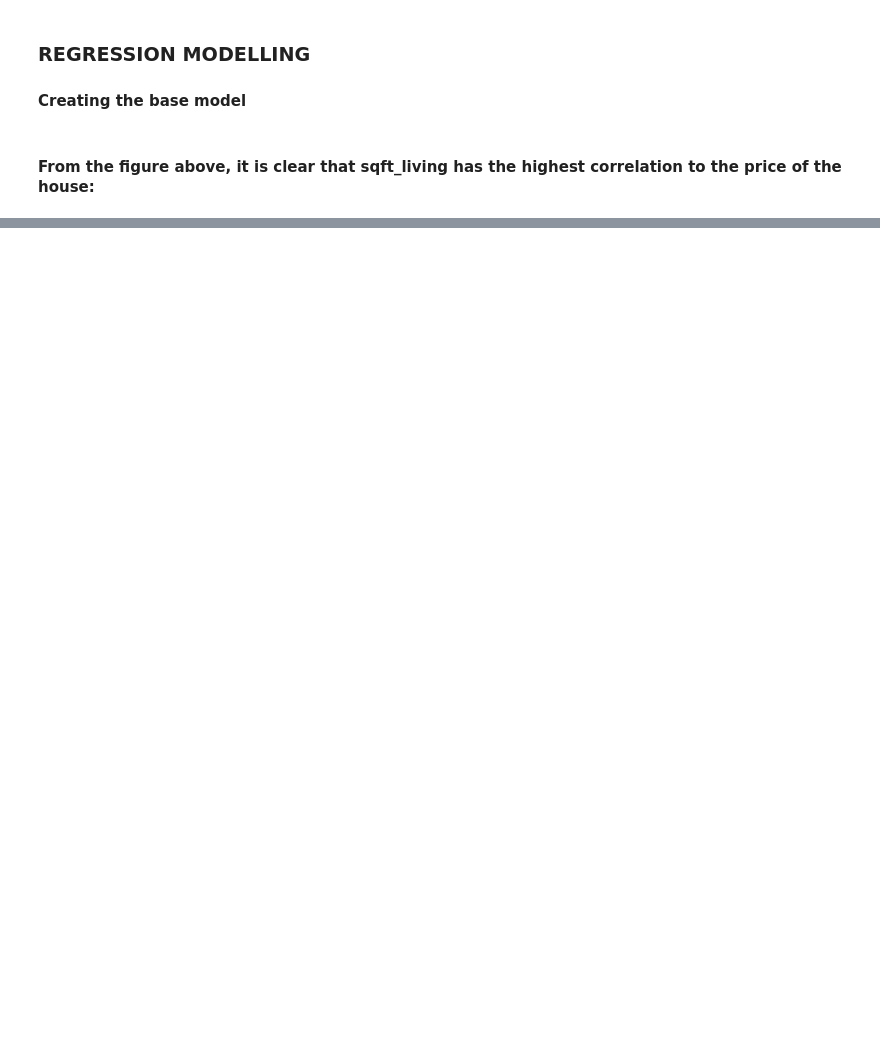
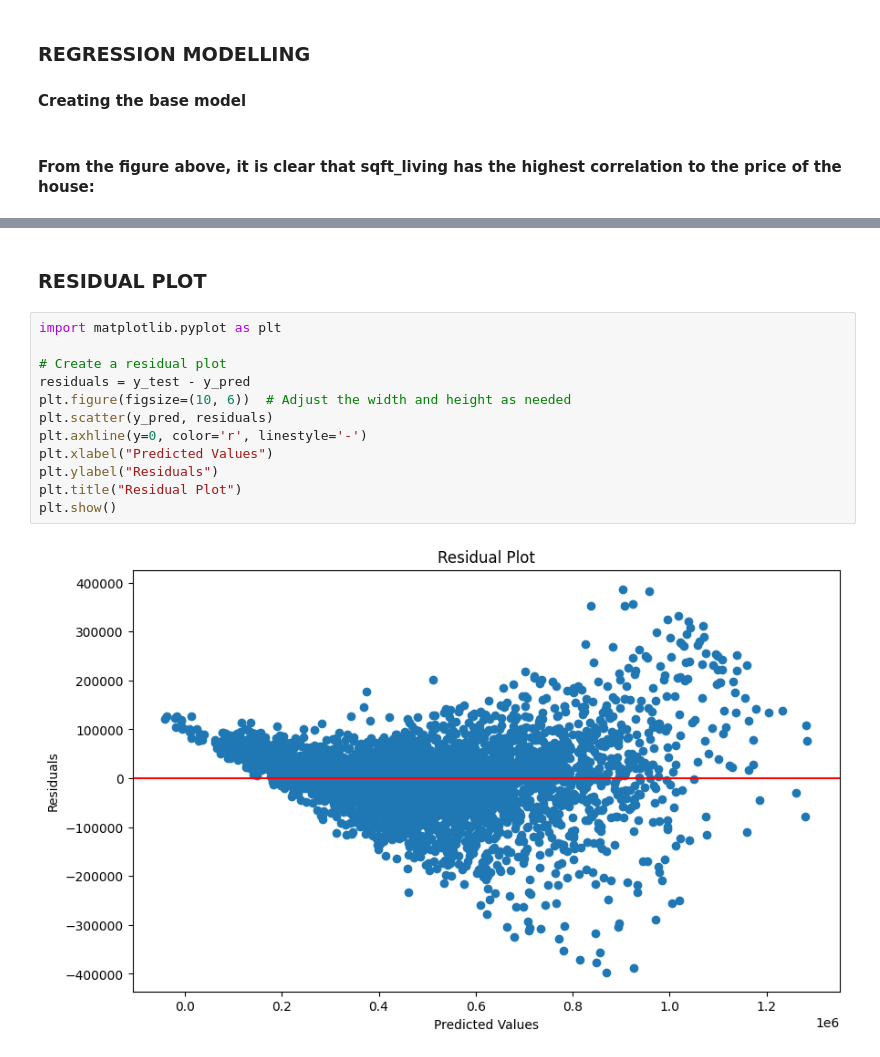
Before and after one commit to robbymumo/DSF-FT06-GROUP-2-PHASE---PROJECT, a Jupyter notebook: student.ipynb, the cells around one changed output, grey strips where cells are left out. Cells and saved outputs as stored; diff of their text form; blank space fills up the shorter version.

```diff
--- a/student.ipynb
+++ b/student.ipynb
@@ -1442,0 +1622,16 @@ F-statistic: 13851.84021472331
+# %% [markdown]
+### RESIDUAL PLOT
+# %%
+import matplotlib.pyplot as plt
+
+# Create a residual plot
+residuals = y_test - y_pred
+plt.figure(figsize=(10, 6))  # Adjust the width and height as needed
+plt.scatter(y_pred, residuals)
+plt.axhline(y=0, color='r', linestyle='-')
+plt.xlabel("Predicted Values")
+plt.ylabel("Residuals")
+plt.title("Residual Plot")
+plt.show()
+# %% [output]
+[figure, added]
```
Also changed, not shown: parts of 29 cells of this notebook.
